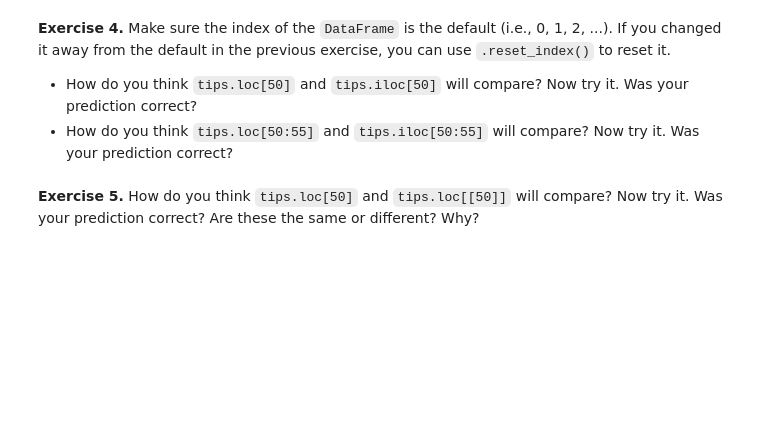
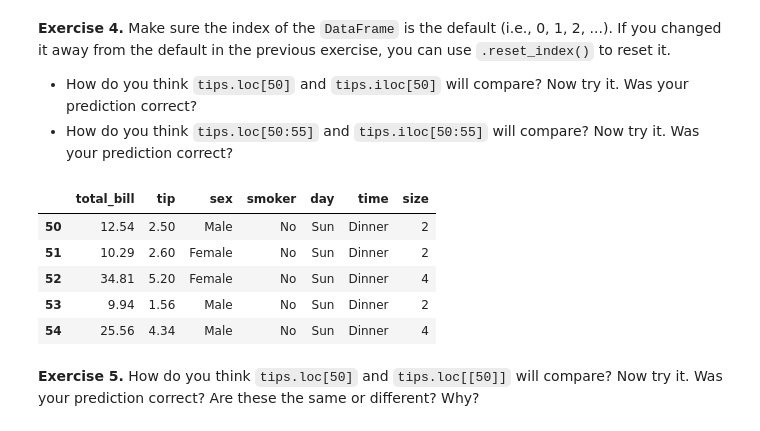
Before and after one commit to thegerrit/data_science, a Jupyter notebook: labs/Lab01 - Tabular Data.ipynb, the cells around one changed output. Cells and saved outputs as stored; diff of their text form; code cells hidden in the pictures; blank space fills up the shorter version.

```diff
--- a/labs/Lab01 - Tabular Data.ipynb
+++ b/labs/Lab01 - Tabular Data.ipynb
@@ -268,0 +541,7 @@ Exercises 2-7 deal with the Tips data set (`./data/tips.csv`). You can learn mor
+# %%
+# YOUR CODE HERE and Answers here AS COMMENTS.
+tips.set_index("day").head()
+
+tips.loc["Thur"]
+# this method returns a key error, because there are more than one values indexed to "Thur"
+# "day" iis not a good variable to use as an index because it is NOT UNIQUE. Indices must be unique.
@@ -276,2 +555,25 @@ Exercises 2-7 deal with the Tips data set (`./data/tips.csv`). You can learn mor
+# %%
+# YOUR CODE HERE and Answers here AS COMMENTS.
+tips.reset_index()
+
+#.loc and .iloc will have the same behavior, because they are both returning one row.
+tips.loc[50]
+tips.iloc[50]
+# My prediction was correct.
+
+# .iloc uses python's slice notation, so the end of the range will NOT be included in the table.
+# .loc does not use python's slice notation, so the end of the range WILL be included in the table.
+
+tips.loc[50:55]
+tips.iloc[50:55]
+
+# My prediction was correct
+# %% [output]
+|  | total_bill | tip | sex | smoker | day | time | size |
+| 50 | 12.54 | 2.50 | Male | No | Sun | Dinner | 2 |
+| 51 | 10.29 | 2.60 | Female | No | Sun | Dinner | 2 |
+| 52 | 34.81 | 5.20 | Female | No | Sun | Dinner | 4 |
+| 53 | 9.94 | 1.56 | Male | No | Sun | Dinner | 2 |
+| 54 | 25.56 | 4.34 | Male | No | Sun | Dinner | 4 |
 # %% [markdown]
 **Exercise 5.** How do you think `tips.loc[50]` and `tips.loc[[50]]` will compare? Now try it. Was your prediction correct?  Are these the same or different?  Why?
```
Also changed, not shown: parts of 33 cells of this notebook.
